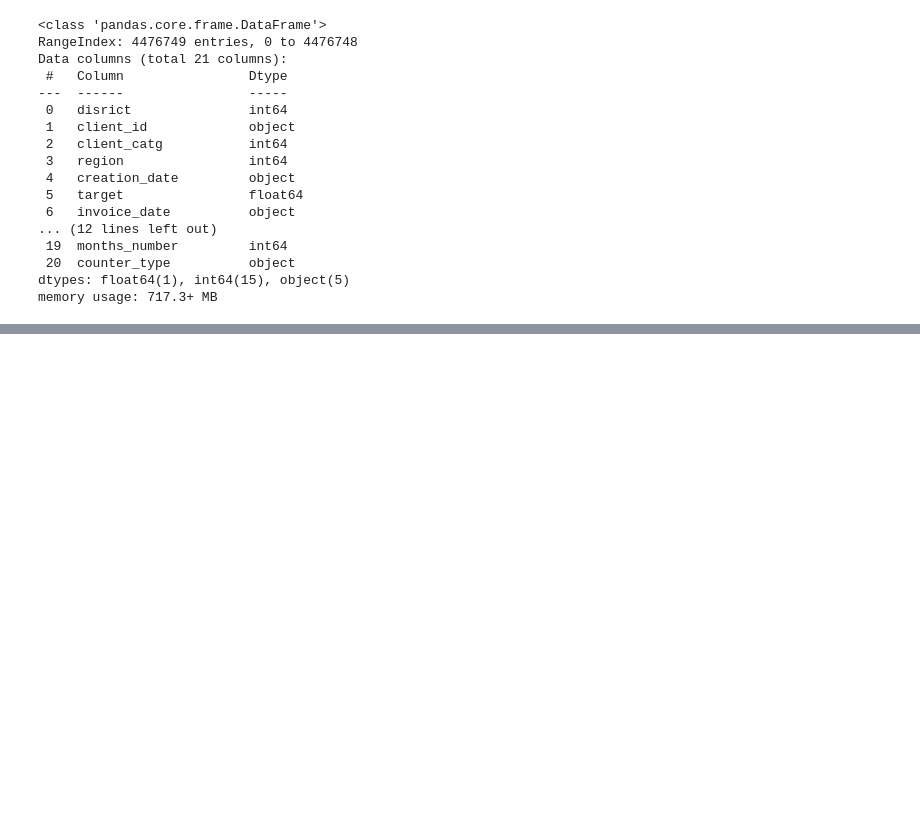
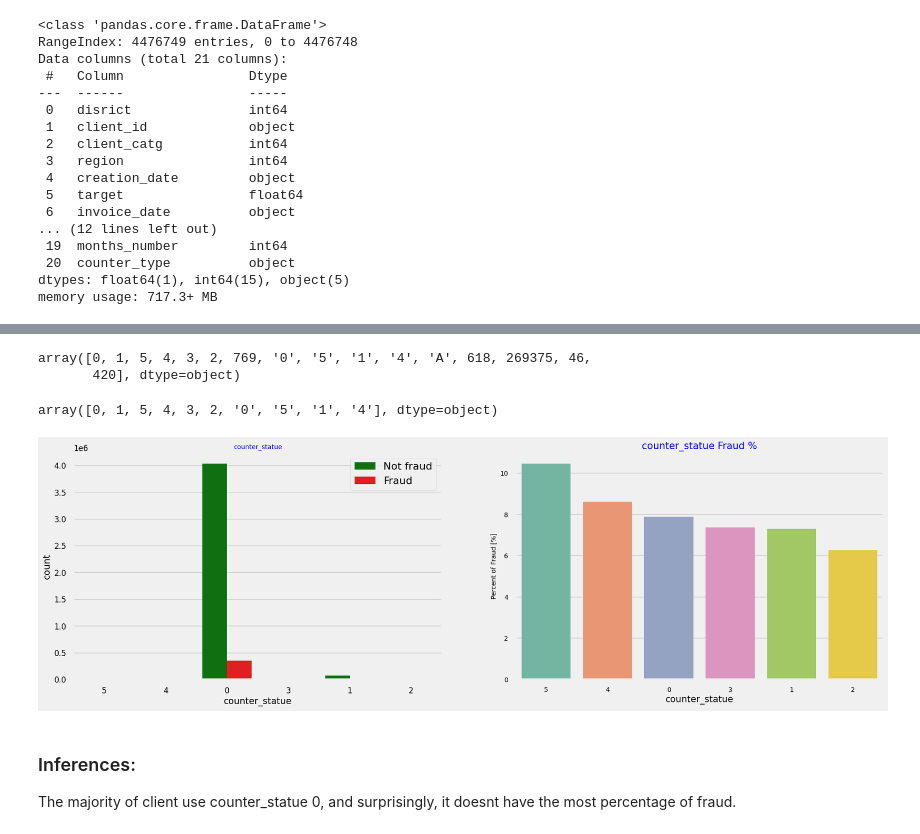
Before and after one commit to Lawytel/steg-data-science, a Jupyter notebook: notebooks/1.0-data-understanding.ipynb, the cells around one changed output, grey strips where cells are left out. Cells and saved outputs as stored; diff of their text form; code cells hidden in the pictures; blank space fills up the shorter version.

```diff
--- a/notebooks/1.0-data-understanding.ipynb
+++ b/notebooks/1.0-data-understanding.ipynb
@@ -850,0 +976,5 @@ dfc.describe()
+# %%
+dfc.counter_statue.unique()
+# %% [output]
+array([0, 1, 5, 4, 3, 2, 769, '0', '5', '1', '4', 'A', 618, 269375, 46,
+       420], dtype=object)
@@ -850,0 +984,4 @@ dfc.describe()
+# %%
+dfc.counter_statue.unique()
+# %% [output]
+array([0, 1, 5, 4, 3, 2, '0', '5', '1', '4'], dtype=object)
@@ -850,0 +991,7 @@ dfc.describe()
+# %%
+univariate_categorical('counter_statue')
+# %% [output]
+[figure, added]
+# %% [markdown]
+### Inferences:
+The majority of client use counter_statue 0, and surprisingly, it doesnt have the most percentage of fraud.
```
Also changed, not shown: parts of 22 cells of this notebook.
